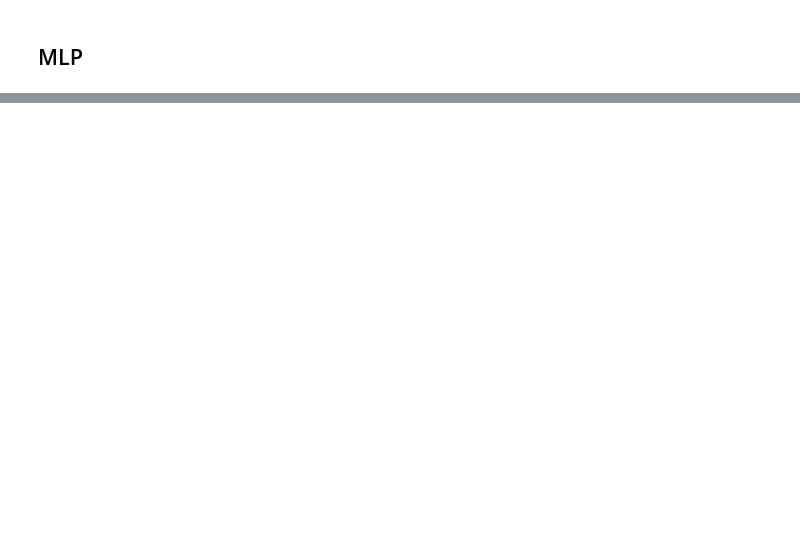
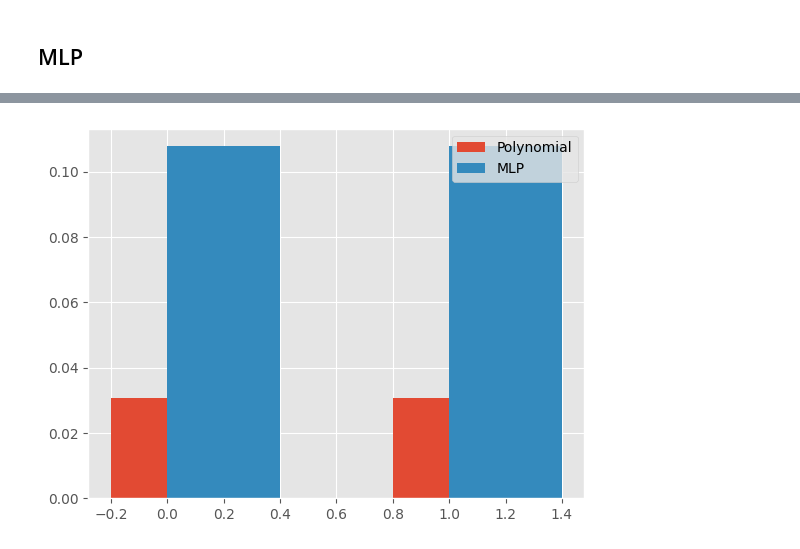
Before and after one commit to cm23ru-uol/MATH2603_individual_summative, a Jupyter notebook: main.ipynb, the cells around one changed output, grey strips where cells are left out. Cells and saved outputs as stored; diff of their text form; code cells hidden in the pictures; blank space fills up the shorter version.

```diff
--- a/main.ipynb
+++ b/main.ipynb
@@ -187,0 +204,11 @@ numpy.float32
+# %%
+x = np.arange(2)
+width = 0.4
+
+plt.bar(x, polynomial_mse_val, width, label='Polynomial')
+plt.bar(x + 0.2, mlp_mse, width, label='MLP')
+
+plt.legend()
+plt.show()
+# %% [output]
+[figure, added]
```
Also changed, not shown: parts of 7 cells of this notebook, 2 other files.
